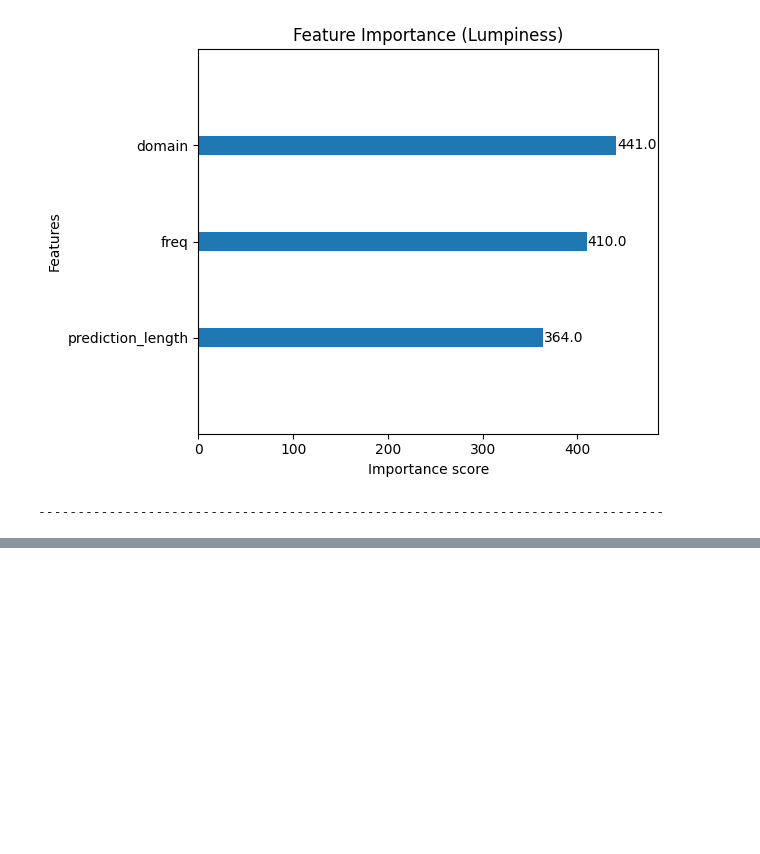
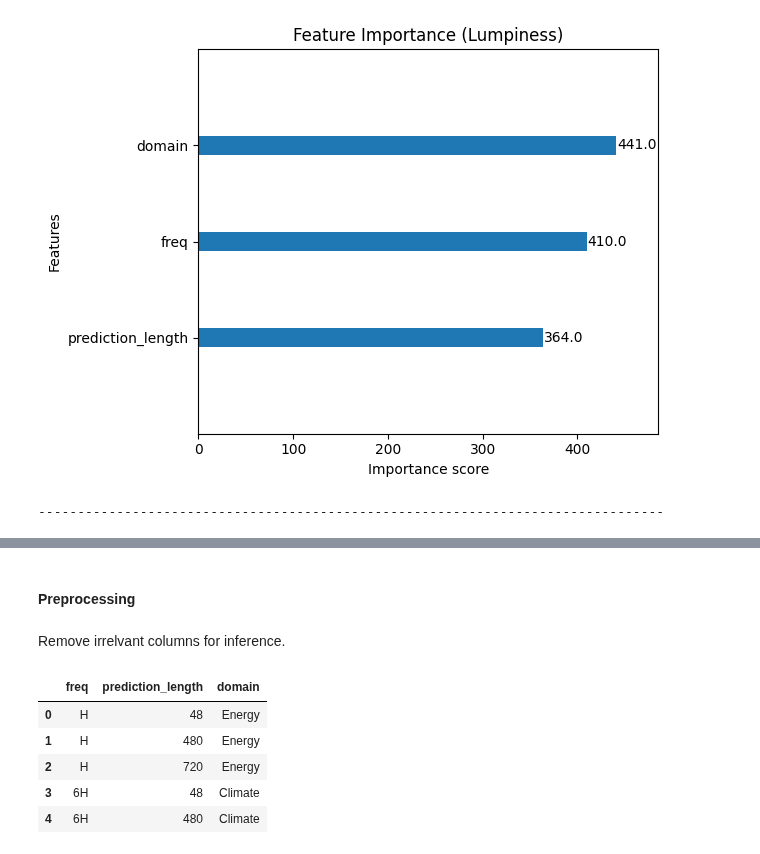
Before and after one commit to mpg05883/gift-eval, a Jupyter notebook: feature_estimation.ipynb, the cells around one changed output, grey strips where cells are left out. Drawn from its saved outputs; the diff is of its cells as text; code cells hidden in the pictures; blank space fills up the shorter version.

```diff
--- a/feature_estimation.ipynb
+++ b/feature_estimation.ipynb
@@ -398,0 +430,15 @@ Fitting 72 folds for each of 8 candidates, totalling 576 fits
+# %% [markdown]
+#### Preprocessing
+# %% [markdown]
+Remove irrelvant columns for inference.
+# %%
+X = df.copy().drop(columns=["name", "term"])
+
+X.head()
+# %% [output]
+|  | freq | prediction_length | domain |
+| 0 | H | 48 | Energy |
+| 1 | H | 480 | Energy |
+| 2 | H | 720 | Energy |
+| 3 | 6H | 48 | Climate |
+| 4 | 6H | 480 | Climate |
```
Also changed, not shown: parts of 11 cells of this notebook, 2 other files.
